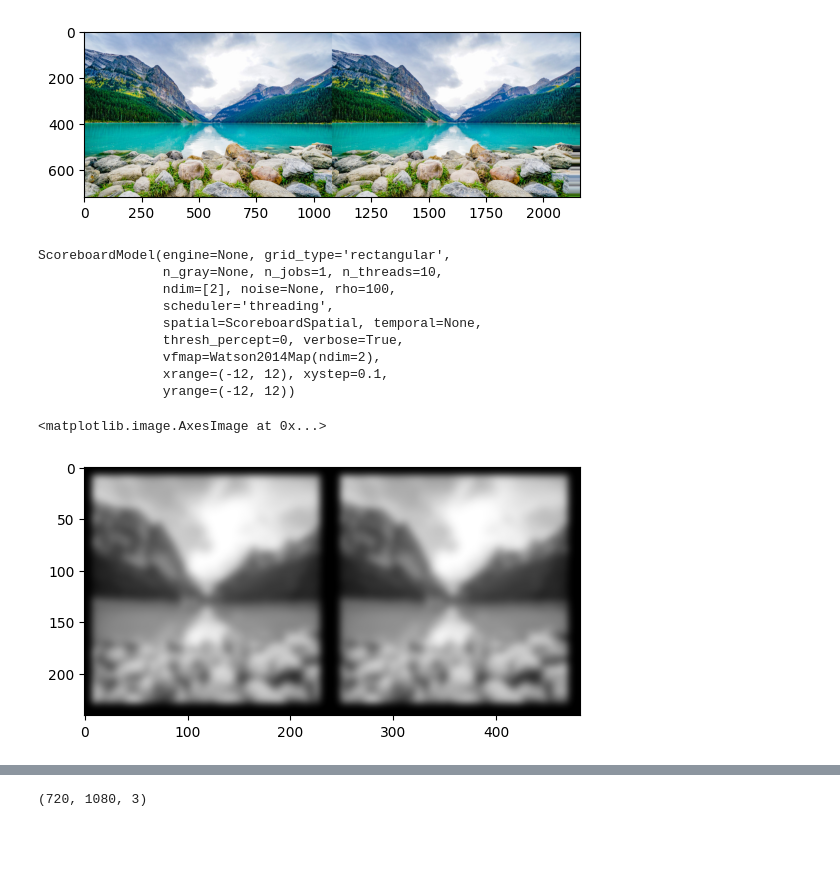
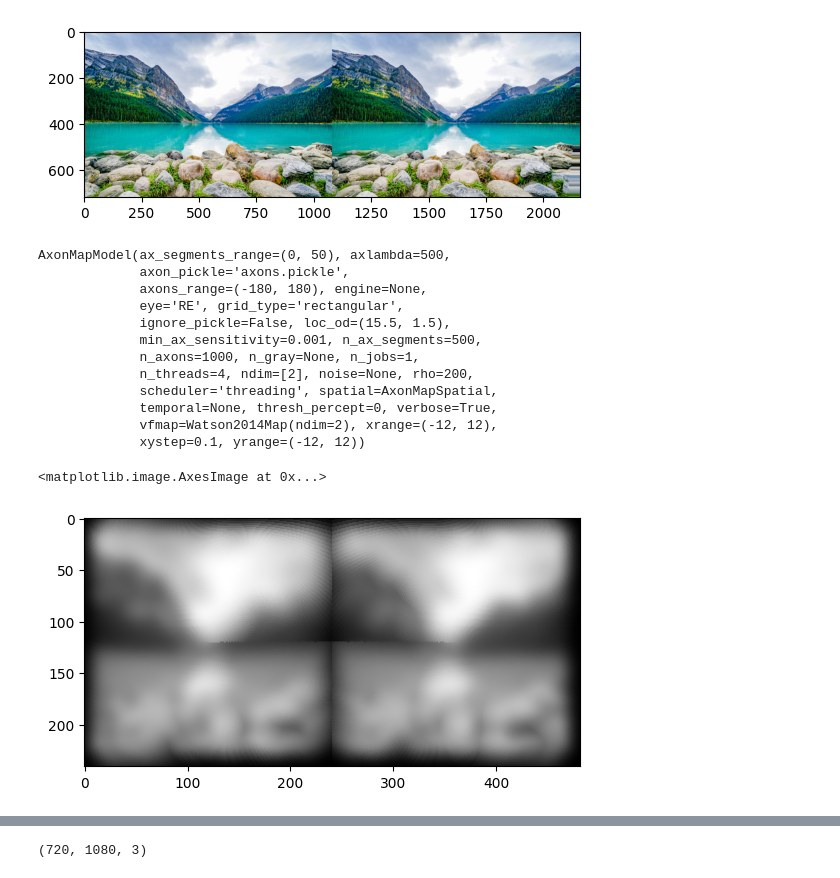
Before and after one commit to csirlin/StereoSight, a Jupyter notebook: depth.ipynb, the cells around one changed output, grey strips where cells are left out. Saved outputs shown, nothing was run; the diff lists cells and outputs as text; code cells hidden in the pictures; blank space fills up the shorter version.

```diff
--- a/depth.ipynb
+++ b/depth.ipynb
@@ -67,24 +67,34 @@ plt.imshow(img_and_warped)
 ### pulse2percept time ###
 scoreboard = p2p.models.ScoreboardModel(xrange=(-12, 12), yrange=(-12, 12), xystep=0.1, rho=100)
 scoreboard.build()
+
+axon_left = p2p.models.AxonMapModel(xrange=(-12, 12), yrange=(-12, 12), xystep=0.1, eye="LE")
+axon_left.build()
+
+axon_right = p2p.models.AxonMapModel(xrange=(-12, 12), yrange=(-12, 12), xystep=0.1, eye="RE")
+axon_right.build()
 # %% [output]
-ScoreboardModel(engine=None, grid_type='rectangular',
-                n_gray=None, n_jobs=1, n_threads=10,
-                ndim=[2], noise=None, rho=100,
-                scheduler='threading',
-                spatial=ScoreboardSpatial, temporal=None,
-                thresh_percept=0, verbose=True,
-                vfmap=Watson2014Map(ndim=2),
-                xrange=(-12, 12), xystep=0.1,
-                yrange=(-12, 12))
+AxonMapModel(ax_segments_range=(0, 50), axlambda=500,
+             axon_pickle='axons.pickle',
+             axons_range=(-180, 180), engine=None,
+             eye='RE', grid_type='rectangular',
+             ignore_pickle=False, loc_od=(15.5, 1.5),
+             min_ax_sensitivity=0.001, n_ax_segments=500,
+             n_axons=1000, n_gray=None, n_jobs=1,
+             n_threads=4, ndim=[2], noise=None, rho=200,
+             scheduler='threading', spatial=AxonMapSpatial,
+             temporal=None, thresh_percept=0, verbose=True,
+             vfmap=Watson2014Map(ndim=2), xrange=(-12, 12),
+             xystep=0.1, yrange=(-12, 12))
 # %%
-big_prosthetic = utils.get_big_prosthesis()
-big_percept_left = utils.get_percept_data_from_image(img, scoreboard, big_prosthetic)
-big_percept_right = utils.get_percept_data_from_image(warped_image, scoreboard, big_prosthetic)
+big_prosthetic_left = utils.get_big_prosthesis("LE")
+big_prosthetic_right = utils.get_big_prosthesis("RE")
+big_percept_left = utils.get_percept_data_from_image(img, axon_left, big_prosthetic_left)
+big_percept_right = utils.get_percept_data_from_image(warped_image, axon_right, big_prosthetic_right)
 
 # idealized percepts still have the effect!
 percept_side_by_side = np.hstack((big_percept_left, big_percept_right))
 plt.imshow(percept_side_by_side, cmap='gray')
 # %% [output]
 <matplotlib.image.AxesImage at 0x...>
-[figure, old version]
+[figure, new version]
```
Also changed, not shown: parts of 10 cells of this notebook, 1 other file.
